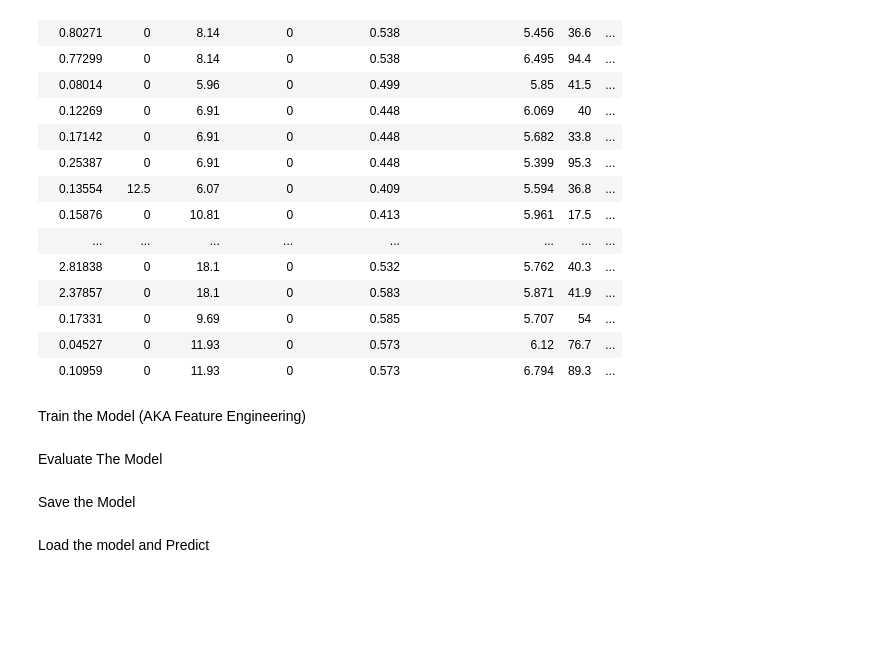
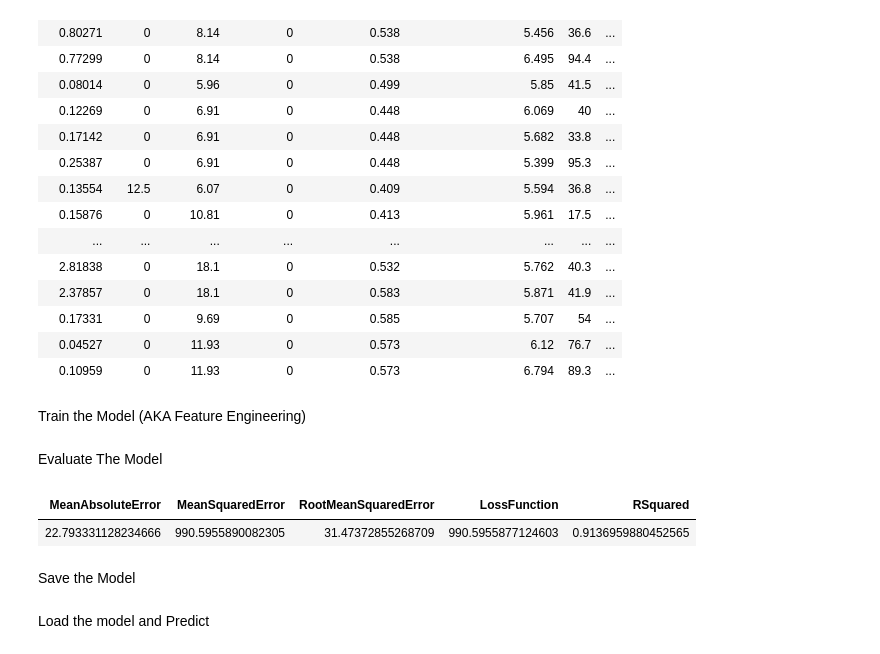
Before and after one commit to marb61a/ML.net-Projects, a Jupyter notebook: MLNETLinearRegression/LinearRegression.ipynb, the cells around one changed output. Cells and saved outputs as stored; diff of their text form; code cells hidden in the pictures; blank space fills up the shorter version.

Commit message:
Updated notebook with model evaluation

```diff
--- a/MLNETLinearRegression/LinearRegression.ipynb
+++ b/MLNETLinearRegression/LinearRegression.ipynb
@@ -150,3 +157,9 @@ Evaluate The Model
+# %%
+// See the trained model metrics
+metrics
+# %% [output]
+| MeanAbsoluteError | MeanSquaredError | RootMeanSquaredError | LossFunction | RSquared |
+| 22.793331128234666 | 990.5955890082305 | 31.47372855268709 | 990.5955877124603 | 0.9136959880452565 |
 # %% [markdown]
 Save the Model
 # %% [markdown]
```
Also changed, not shown: parts of 3 cells of this notebook.
